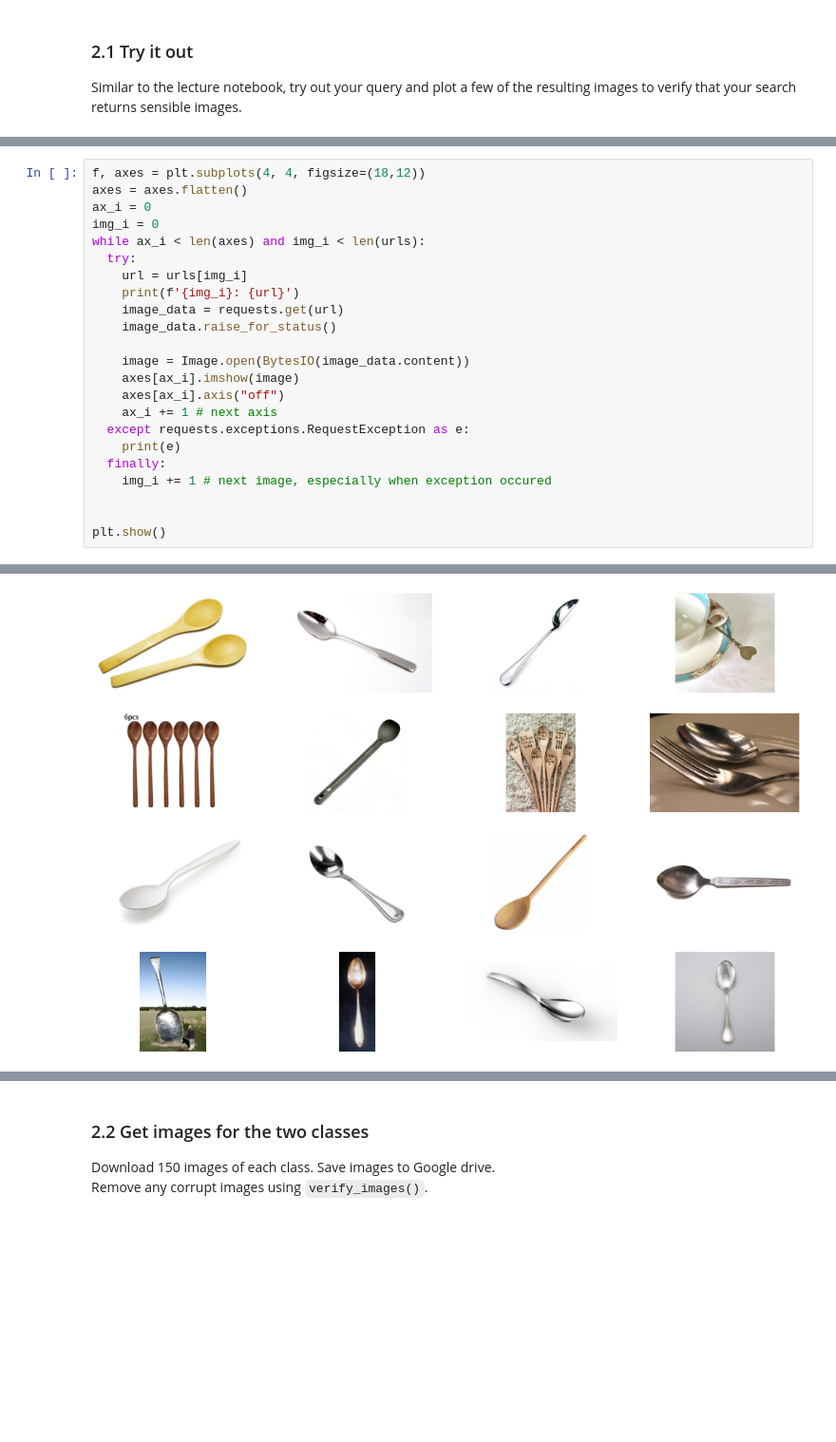
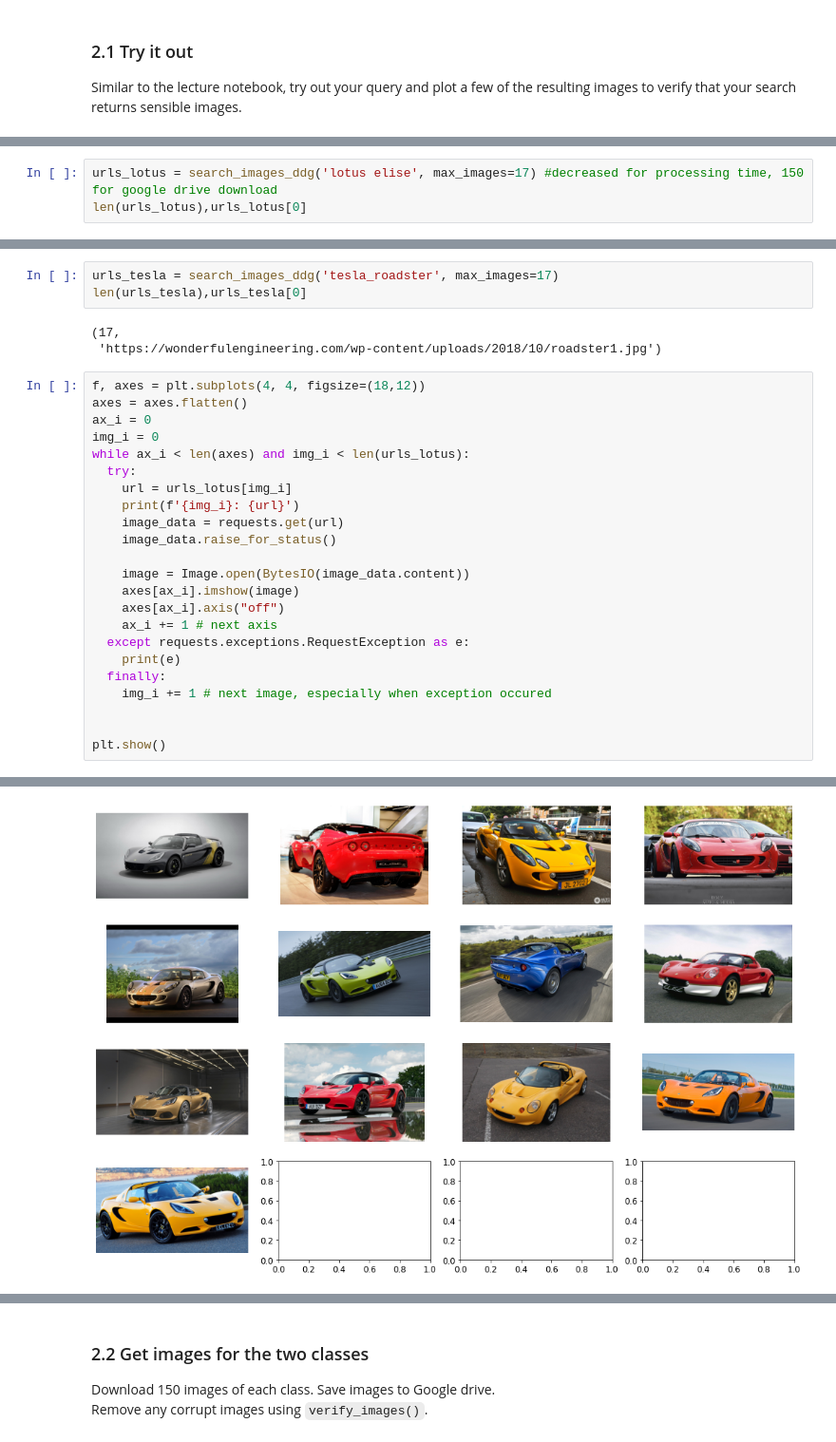
Before and after one commit to LiamJWong/Datasets, a Jupyter notebook: lab1-binary-classifier.ipynb, the cells around one changed output, grey strips where cells are left out. Shown at 95% size. Cells and saved outputs as stored; diff of their text form; blank space fills up the shorter version.

```diff
--- a/lab1-binary-classifier.ipynb
+++ b/lab1-binary-classifier.ipynb
@@ -32,0 +41,3 @@ len(urls_forks),urls_forks[0]
+# %%
+urls_lotus = search_images_ddg('lotus elise', max_images=17) #decreased for processing time, 150 for google drive download
+len(urls_lotus),urls_lotus[0]
@@ -33,11 +47,17 @@ len(urls_forks),urls_forks[0]
+# %%
+urls_tesla = search_images_ddg('tesla_roadster', max_images=17)
+len(urls_tesla),urls_tesla[0]
+# %% [output]
+(17,
+ 'https://wonderfulengineering.com/wp-content/uploads/2018/10/roadster1.jpg')
 # %%
 f, axes = plt.subplots(4, 4, figsize=(18,12))
 axes = axes.flatten()
 ax_i = 0
 img_i = 0
-while ax_i < len(axes) and img_i < len(urls):
+while ax_i < len(axes) and img_i < len(urls_lotus):
   try:
-    url = urls[img_i]
+    url = urls_lotus[img_i]
     print(f'{img_i}: {url}')
     image_data = requests.get(url)
     image_data.raise_for_status()
@@ -77,4 +94,4 @@ HTTPSConnectionPool(host='www.qualityindiangoods.com', port=443): Max retries ex
-[figure, old version]
+[figure, new version]
 # %%
 f, axes = plt.subplots(4, 4, figsize=(18,12))
 axes = axes.flatten()
```
Also changed, not shown: parts of 31 cells of this notebook.
